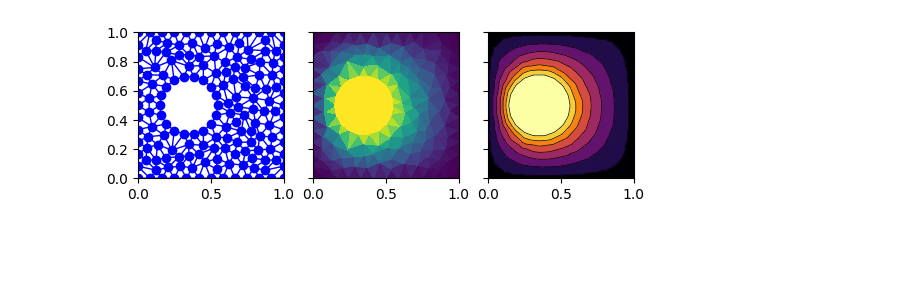
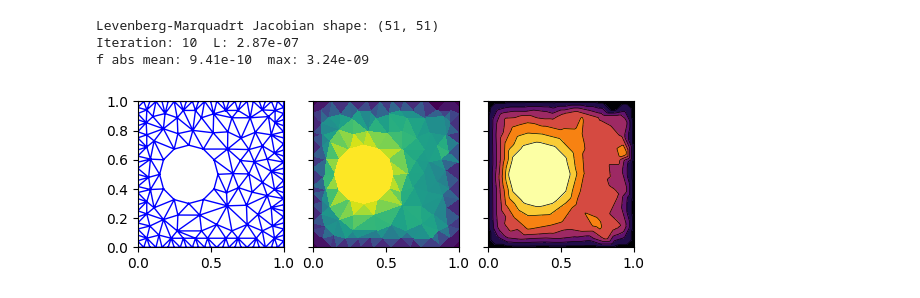
Before and after one commit to chetools/sparseLM, a Jupyter notebook: spareLM/heat_diffusion.ipynb, the cells around one changed output. Drawn from its saved outputs; the diff is of its cells as text; code cells hidden in the pictures; blank space fills up the shorter version.

```diff
--- a/spareLM/heat_diffusion.ipynb
+++ b/spareLM/heat_diffusion.ipynb
@@ -28,19 +33,23 @@ circle_seg+=square.shape[0]
 # %%
 A = dict(vertices=np.r_[square,circle], segments=np.r_[square_seg,circle_seg], holes=[[cx, cy]])
-B = triangle.triangulate(A, 'qpa0.005D')
+B = triangle.triangulate(A, 'qpa0.01D')
+vmarks = B['vertex_markers']
+boundary = np.where(vmarks==1)[0]
+inserted_boundary_idx = boundary[boundary + 1 > Nspecified]
 # %%
 tr=B['triangles']
 verts = B['vertices']
-interior = np.where(np.ravel(B['vertex_markers'])==0)[0]
 Nv = verts.shape[0]
+interior = np.arange(Nsquare+Ncircle,Nv)
 f=np.zeros(Nv)
 f[:Nsquare]=1.
 f[Nsquare:Nsquare + Ncircle]=2.
 f[Nsquare+Ncircle:]=1.5
-f=jnp.asarray(f)
 fig1, ax = plt.subplots(1,2, sharex=True, sharey=True)
 ax[0].set_aspect('equal')
-_=ax[0].triplot(verts[:,0],verts[:,1],'bo-',triangles=tr,lw=1)
+_=ax[0].triplot(verts[:,0],verts[:,1],'b-',triangles=tr,lw=1)
+_=ax[0].plot(verts[inserted_boundary_idx,0],verts[inserted_boundary_idx,1],'ro')
+[ax[0].annotate(f'{i}', (verts[i,0], verts[i,1])) for i in range(Nv)]
 ax[1].set_aspect('equal')
 _=ax[1].tripcolor(verts[:,0],verts[:,1],f)
 # %% [output]
@@ -62,0 +97,4 @@ def get_five_neighbors(i):
+# %%
+f[inserted_boundary_idx]=interpolate_inserted_boundary(inserted_boundary_idx, specified)
+f=jnp.asarray(f)
+f[inserted_boundary_idx]
@@ -99,18 +151,23 @@ def eqs(f_interior, f=f):
     a=get_coeffs(f)
     return 2*jnp.sum(a[:,:2],axis=1)
 # %%
-res=LM(eqs, f[interior], L=1000, rho_tol = 0.1, maxiter=100, xtol=1e-6, ftol=1e-6)
+solver=LM(eqs, f[interior])
+res = solver(L=1000, rho_tol = 0.1, maxiter=100, xtol=1e-10, ftol=1e-12,iter_print=25)
 sol = f.at[interior].set(res.x)
+# %% [output]
+Levenberg-Marquadrt Jacobian shape: (51, 51)
+Iteration: 10  L: 2.87e-07
+f abs mean: 9.41e-10  max: 3.24e-09
 # %%
 gridx, gridy = np.mgrid[0:1:100j, 0:1:100j]
 gridz=sp.interpolate.griddata(verts, sol, (gridx, gridy), method='linear')
 fig2, ax = plt.subplots(1,3, sharex=True, sharey=True)
 ax[0].set_aspect('equal')
-_=ax[0].triplot(verts[:,0],verts[:,1],'bo-',triangles=tr,lw=1)
+_=ax[0].triplot(verts[:,0],verts[:,1],'b-',triangles=tr,lw=1)
 ax[1].set_aspect('equal')
 _=ax[1].tripcolor(verts[:,0],verts[:,1],sol)
 ax[2].set_aspect('equal')
 _=ax[2].contour(gridx, gridy, gridz, 8, linewidths=0.5, colors='k')
 _=ax[2].contourf(gridx, gridy, gridz, 8, vmax=2, vmin=1, cmap='inferno')
 # %% [output]
-[figure, old version]
+[figure, new version]
```
Also changed, not shown: parts of 8 cells of this notebook, 2 other files.
